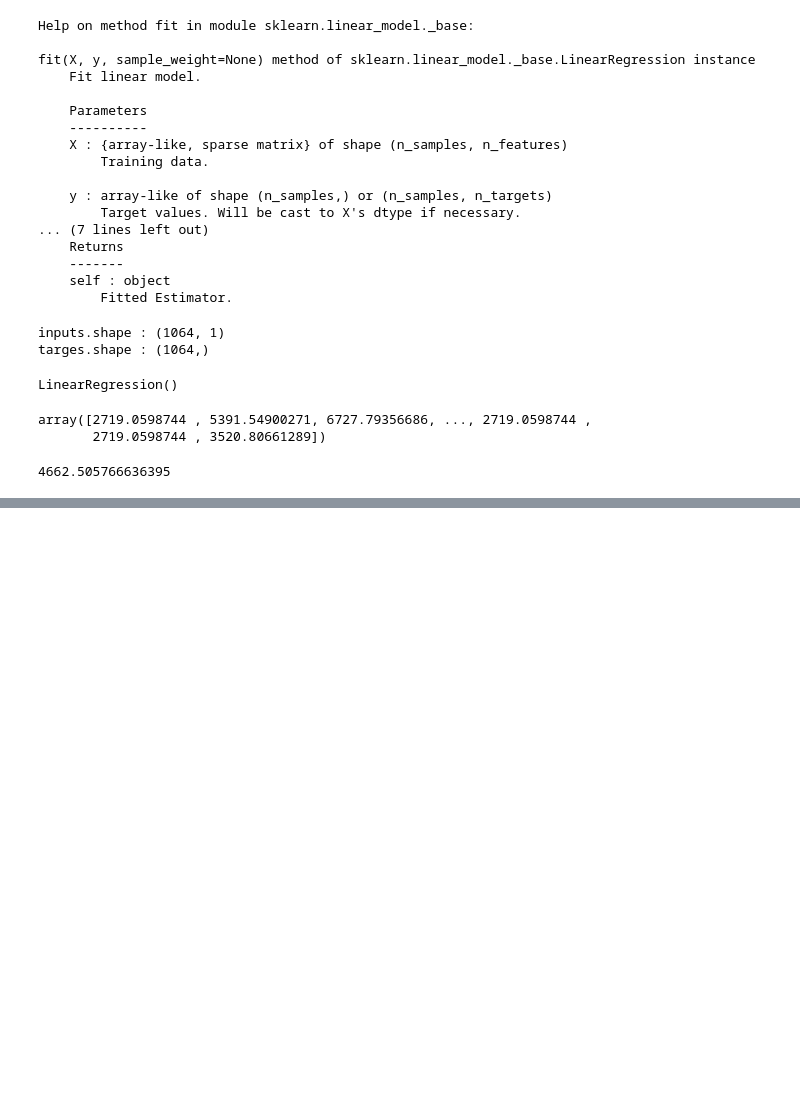
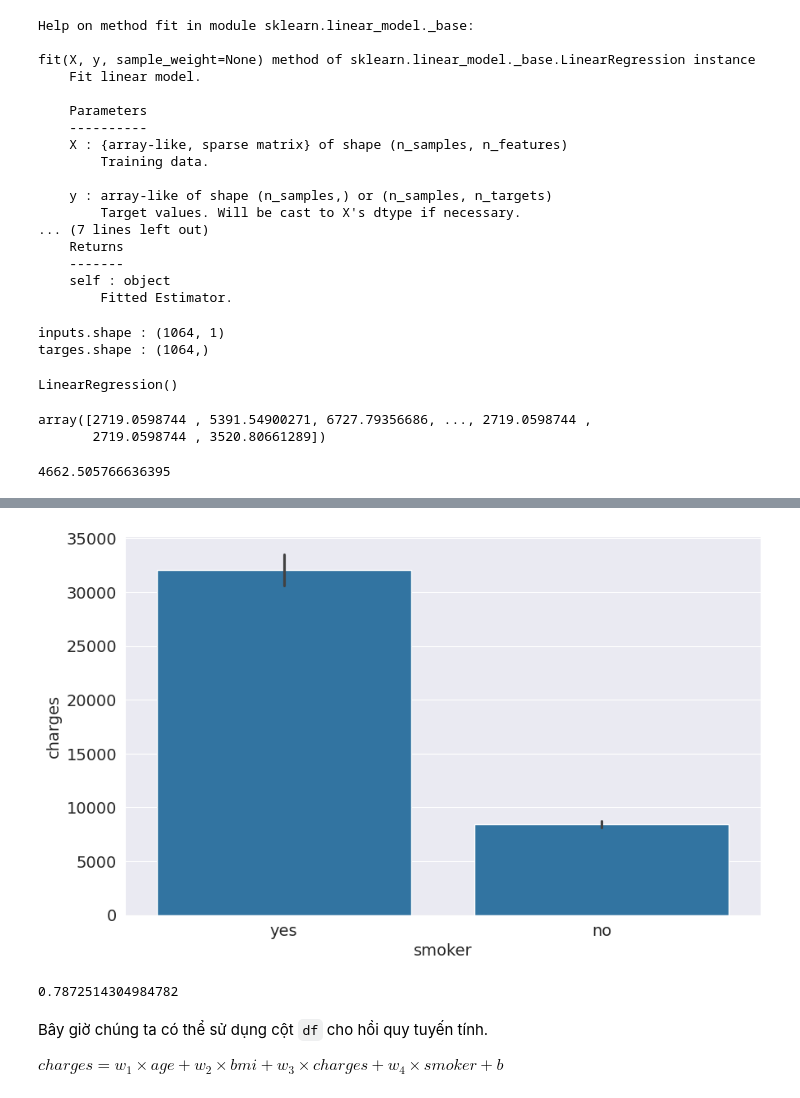
Before and after one commit to tunguyenn99/machine-learning-foundations, a Jupyter notebook: 01-linear-regression.ipynb, the cells around one changed output, grey strips where cells are left out. Drawn from its saved outputs; the diff is of its cells as text; code cells hidden in the pictures; blank space fills up the shorter version.

```diff
--- a/01-linear-regression.ipynb
+++ b/01-linear-regression.ipynb
@@ -488,0 +618,4 @@ rmse(targets, predictions)
+# %%
+sns.barplot(data=df, x='smoker', y='charges');
+# %% [output]
+[figure, added]
@@ -488,0 +625,8 @@ rmse(targets, predictions)
+# %%
+df.charges.corr(df.smoker_code)
+# %% [output]
+0.7872514304984782
+# %% [markdown]
+Bây giờ chúng ta có thể sử dụng cột `df` cho hồi quy tuyến tính.
+
+$charges = w_1 \times age + w_2 \times bmi + w_3 \times charges + w_4 \times smoker + b$
```
Also changed, not shown: parts of 51 cells of this notebook.
